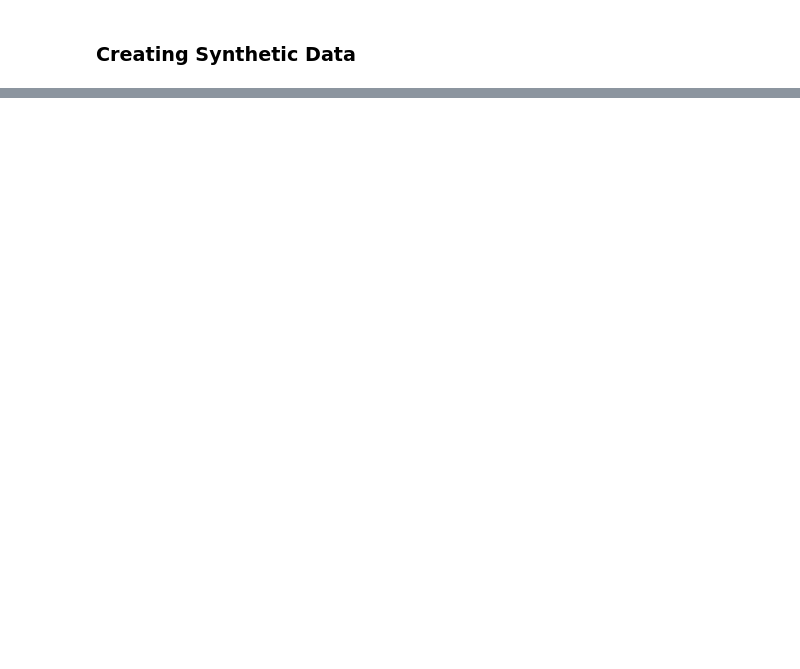
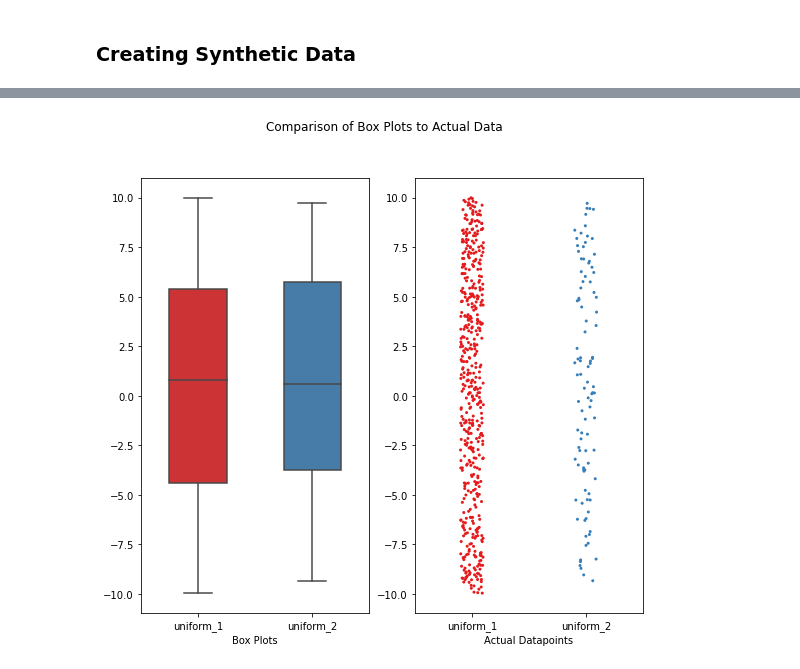
Before and after one commit to LorenzoPeve/Data-Viz, a Jupyter notebook: 04_Visualizing_Distributions/many_distributions_at_once.ipynb, the cells around one changed output, grey strips where cells are left out. Cells and saved outputs as stored; diff of their text form; code cells hidden in the pictures; blank space fills up the shorter version.

```diff
--- a/04_Visualizing_Distributions/many_distributions_at_once.ipynb
+++ b/04_Visualizing_Distributions/many_distributions_at_once.ipynb
@@ -35,0 +61,25 @@ Text(0.5, 0, '')
+# %%
+N1 = 500
+N2 = 100
+uniform_dist1 = np.random.uniform(low = -10, high = 10, size = N1)
+uniform_dist2 = np.random.uniform(low = -10, high = 10, size = N2)
+
+
+df = pd.DataFrame({'Value': np.concatenate([uniform_dist1, uniform_dist2])})
+df['synthetic_dis'] = np.nan
+df['synthetic_dis'][:N1] = 'uniform_1'
+df['synthetic_dis'][N1:] = 'uniform_2'
+
+
+fig, ax = plt.subplots(1, 2, figsize=(9,8))
+sns.boxplot(data=df, x="synthetic_dis", y="Value", ax = ax[0], width = 0.5, palette="Set1")
+sns.stripplot(data=df, x="synthetic_dis", y="Value", ax = ax[1], jitter = True, size = 3, alpha = 1, palette="Set1")
+
+# Remove axis labels
+for ax_i, label in zip(ax.flatten(), ['Box Plots', 'Actual Datapoints']):
+    ax_i.set_xlabel(label)
+    ax_i.set_ylabel('')
+
+fig.suptitle('Comparison of Box Plots to Actual Data');
+# %% [output]
+[figure, added]
```
Also changed, not shown: parts of 13 cells of this notebook.
